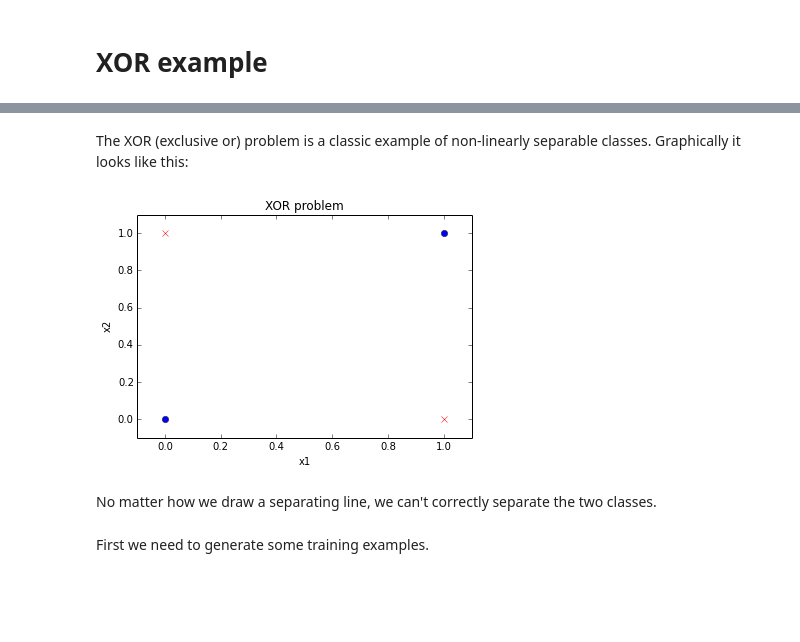
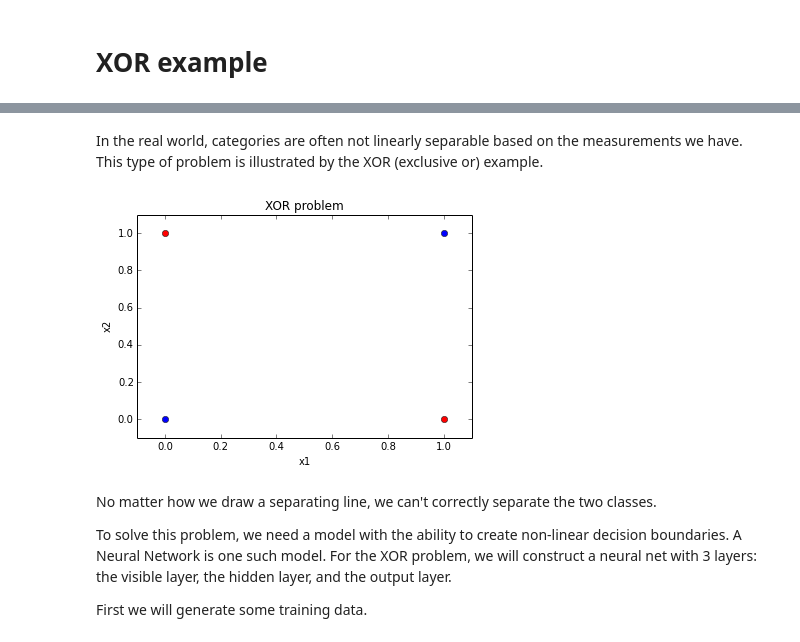
Before and after one commit to jjberry/bitshift_talk, a Jupyter notebook: xor-example.ipynb, the cells around one changed output, grey strips where cells are left out. Cells and saved outputs as stored; diff of their text form; code cells hidden in the pictures; blank space fills up the shorter version.

```diff
--- a/xor-example.ipynb
+++ b/xor-example.ipynb
@@ -17,18 +3,22 @@ Using gpu device 0: GeForce GTX 780 Ti
-# %% [markdown]
-The XOR (exclusive or) problem is a classic example of non-linearly separable classes. Graphically it looks like this:
+# %% [markdown]
+In the real world, categories are often not linearly separable based on the measurements we have. This type of problem is illustrated by the XOR (exclusive or) example.
 # %%
+import matplotlib.pyplot as plt
+%matplotlib inline
 plt.plot([0, 1], [0, 1], 'bo')
-plt.plot([0, 1], [1, 0], 'rx')
+plt.plot([0, 1], [1, 0], 'ro')
 plt.xlabel('x1')
 plt.ylabel('x2')
 plt.xlim(-0.1, 1.1)
 plt.ylim(-0.1, 1.1)
 plt.title('XOR problem')
 plt.show()
 # %% [output]
-[figure, old version]
+[figure, new version]
-# %% [markdown]
-No matter how we draw a separating line, we can't correctly separate the two classes.
-# %% [markdown]
-First we need to generate some training examples.
+# %% [markdown]
+No matter how we draw a separating line, we can't correctly separate the two classes.
+
+To solve this problem, we need a model with the ability to create non-linear decision boundaries. A Neural Network is one such model. For the XOR problem, we will construct a neural net with 3 layers: the visible layer, the hidden layer, and the output layer.
+
+First we will generate some training data.
 # %%
```
Also changed, not shown: parts of 13 cells of this notebook, 2 other files.
